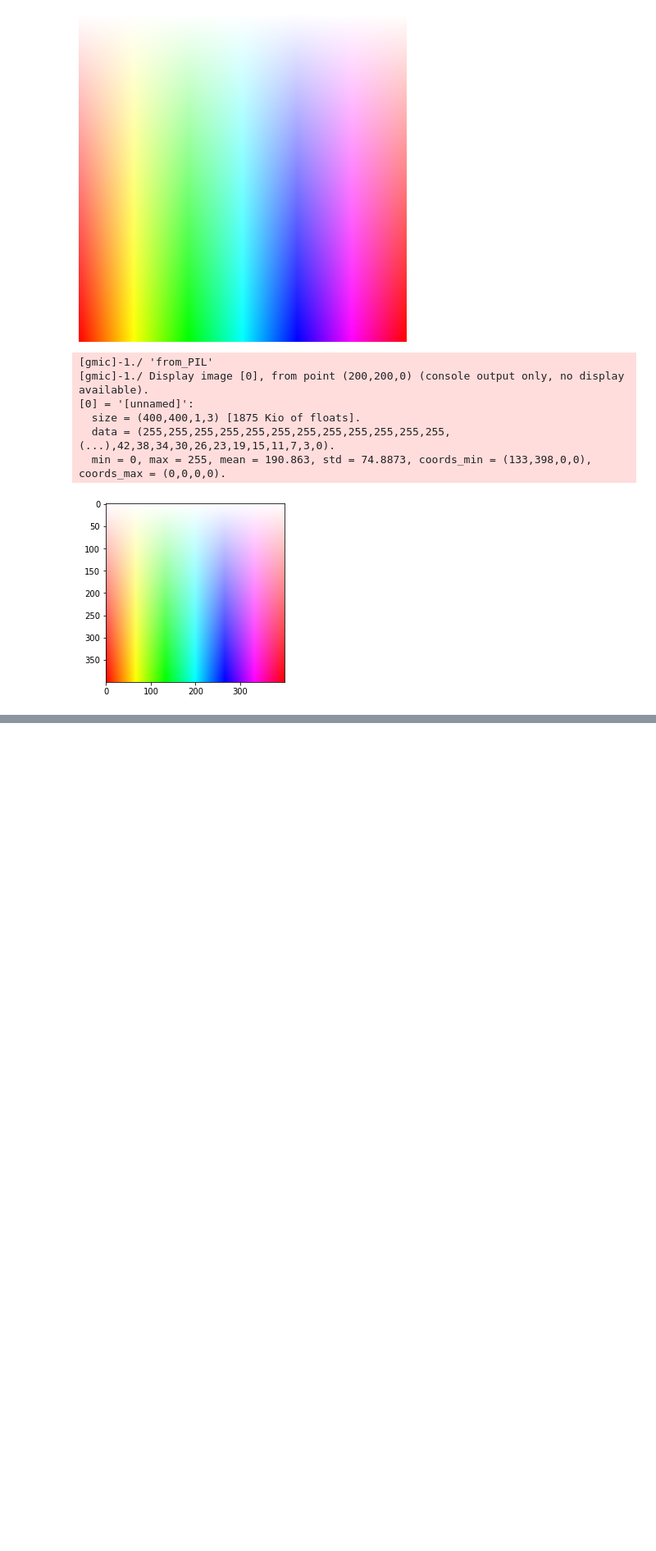
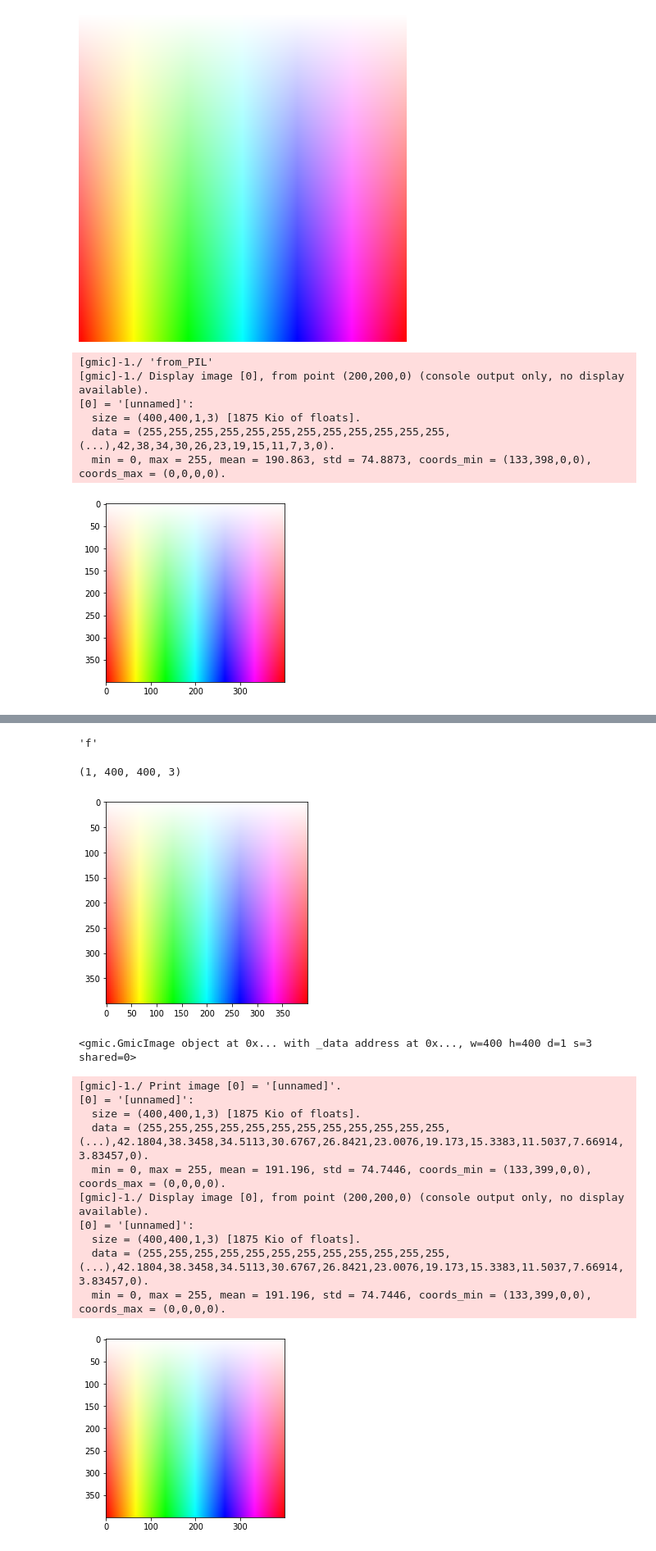
Before and after one commit to myselfhimself/gmic-py, a Jupyter notebook: GColabEditableGithubSynced_GmicNumpySpecification.ipynb, the cells around one changed output, grey strips where cells are left out. Shown at 82% size. Saved outputs shown, nothing was run; the diff lists cells and outputs as text; code cells hidden in the pictures; blank space fills up the shorter version.

```diff
--- a/GColabEditableGithubSynced_GmicNumpySpecification.ipynb
+++ b/GColabEditableGithubSynced_GmicNumpySpecification.ipynb
@@ -266,0 +287,57 @@ Here is a how a Numpy ScikitImage ndarray or GmicImage is like for this preset:
+# %%
+import numpy
+numpy.dtype(numpy.float32).kind
+# %% [output]
+'f'
+# %%
+import numpy
+import skimage
+import gmic
+
+# Proof example
+# gmic -> skimage with gmic.NUMPY_FORMAT_SCIKIT
+def to_scikit(gmicimage, astype=numpy.float32, interleave=True):
+  # convert to skimage lossless with interleaving, permute zyxc and custom type casting
+  # (plane, row, col, channel) # per https://scikit-image.org/docs/dev/user_guide/numpy_images.html#coordinate-conventions
+  result = gmicimage.to_numpy_array(interleave=interleave, astype=astype).transpose((2,0,1,3)) # TODO permute= option has no effect
+  return result
+
+# Color ramp generating command from https://gmic.eu/gallery/colors.shtml since G'MIC samples downloads are blocked by GColab
+GMIC_GENERATE_COLORS_IMAGE_COMMAND = "(0,360;0,360^0,0;1,1^1,1;1,1) resize 400,400,1,3,3 hsv2rgb"
+
+# 1. Generate and image and store it to file
+l = []
+gmic.run(GMIC_GENERATE_COLORS_IMAGE_COMMAND + " output colors.png", l)
+
+
+skim = to_scikit(l[0])
+print(skim.shape)
+
+from skimage import io
+io.imshow(skim.squeeze()/255)
+io.show()
+
+
+# gmic <- numpy with gmic.NUMPY_FORMAT_SCIKIT
+def from_scikit(skimm, deinterleave=True):
+  # convert to gmic lossless with deinterleaving, permute zxyc and type casting to float32
+  return gmic.GmicImage.from_numpy_array(skimm.transpose((1,2,0,3)).squeeze(), deinterleave=deinterleave) # TODO accept permute, TODO deinterleave does not seem to work
+
+gmicim = from_scikit(skim)
+print(gmicim)
+gmic.run("print display", gmicim)
+# %% [output]
+(1, 400, 400, 3)
+[figure, added]
+<gmic.GmicImage object at 0x... with _data address at 0x..., w=400 h=400 d=1 s=3 shared=0>
+[gmic]-1./ Print image [0] = '[unnamed]'.
+[0] = '[unnamed]':
+  size = (400,400,1,3) [1875 Kio of floats].
+  data = (255,255,255,255,255,255,255,255,255,255,255,255,(...),42.1804,38.3458,34.5113,30.6767,26.8421,23.0076,19.173,15.3383,11.5037,7.66914,3.83457,0).
+  min = 0, max = 255, mean = 191.196, std = 74.7446, coords_min = (133,399,0,0), coords_max = (0,0,0,0).
+[gmic]-1./ Display image [0], from point (200,200,0) (console output only, no display available).
+[0] = '[unnamed]':
+  size = (400,400,1,3) [1875 Kio of floats].
+  data = (255,255,255,255,255,255,255,255,255,255,255,255,(...),42.1804,38.3458,34.5113,30.6767,26.8421,23.0076,19.173,15.3383,11.5037,7.66914,3.83457,0).
+  min = 0, max = 255, mean = 191.196, std = 74.7446, coords_min = (133,399,0,0), coords_max = (0,0,0,0).
+[figure, added]
```
Also changed, not shown: parts of 4 cells of this notebook.
